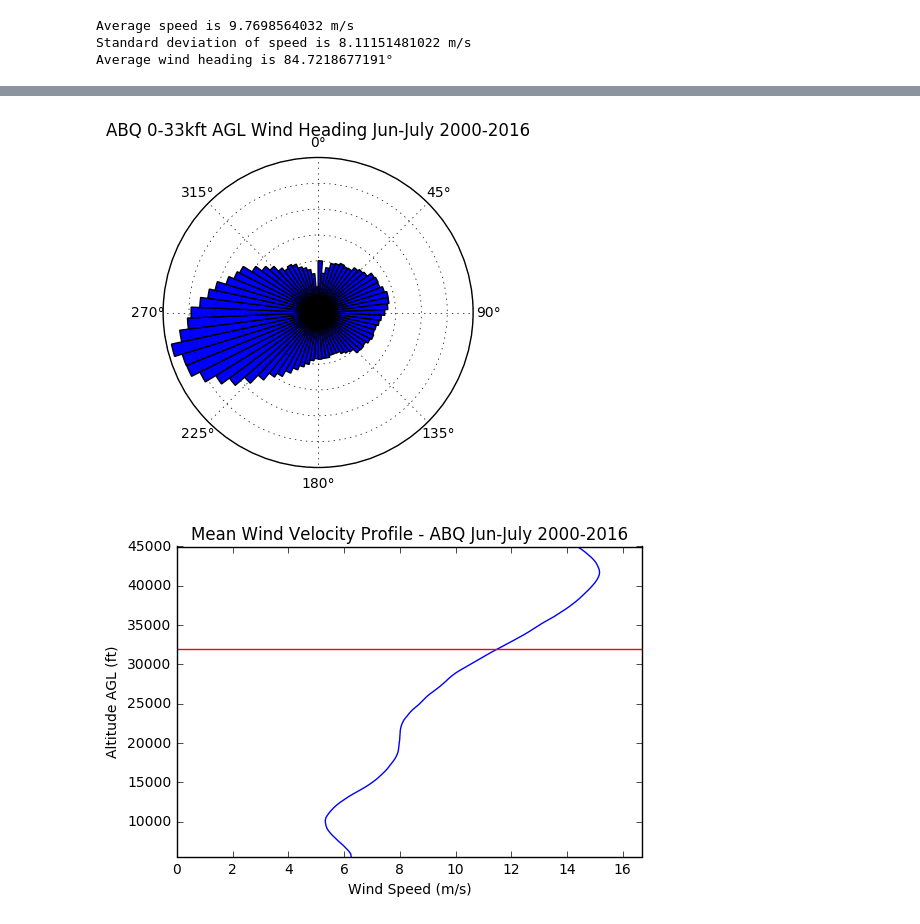
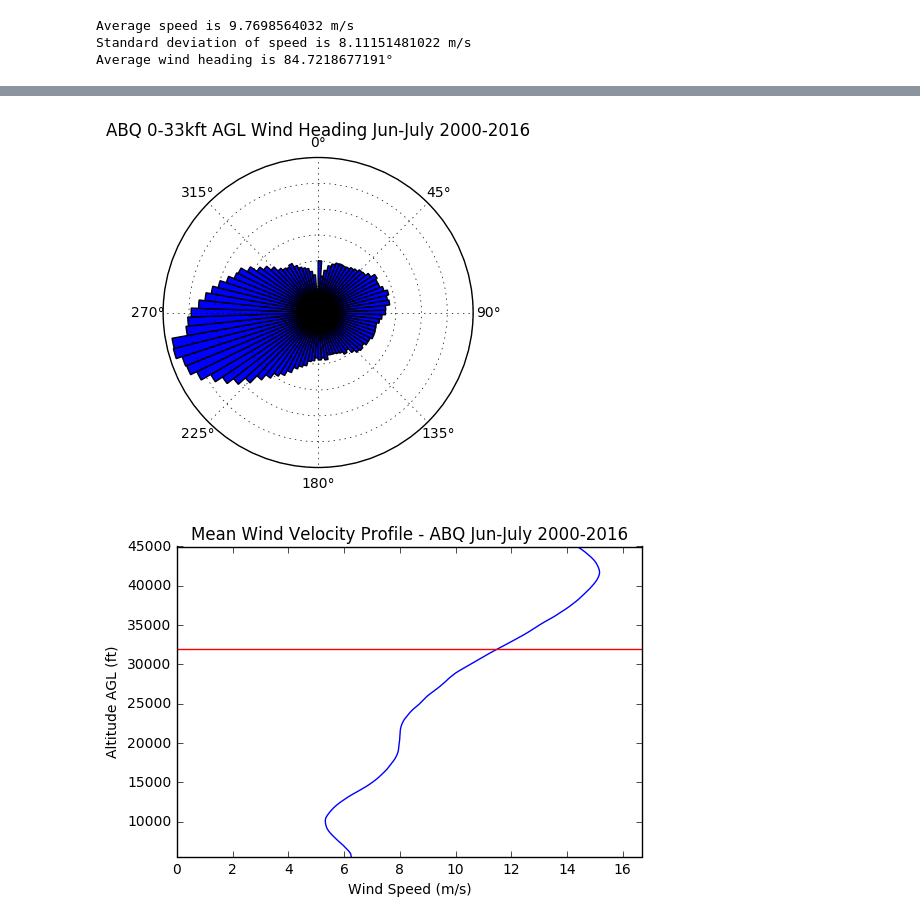
Before and after one commit to stanford-ssi/rockets-irec, a Jupyter notebook: Airframe_Design/windanalysis.ipynb, the cells around one changed output, grey strips where cells are left out. Drawn from its saved outputs; the diff is of its cells as text; code cells hidden in the pictures.

```diff
--- a/Airframe_Design/windanalysis.ipynb
+++ b/Airframe_Design/windanalysis.ipynb
@@ -184,28 +162,28 @@ plt.show()
 # %%
 max_index = int((33000*0.3048 - 1700)//100 + 1)
-prob, theta, _ = plt.hist(np.ravel(heading[:][:][:][0:max_index]), bins='auto', normed=True)
+prob, theta, _ = plt.hist(np.ravel(heading[:][:][:][0:max_index]), bins=90, normed=True)
 #plt.title('ABQ 0-33kft AGL Wind Heading Jun-July 2000-2016')
 #plt.xlabel('Wind Heading (°)')
 #plt.ylabel('Probability')
 #plt.xlim(0,360)
 #plt.ylim(0,0.02)
 #plt.show()
 
 theta = np.deg2rad(theta[:-1])
 prob[0] = 0.002
 max_height = 0.01
 
 width = (2*np.pi) / len(theta)
 ax = plt.subplot(111, polar=True)
 bars = ax.bar(theta, prob, width=width)
 ax.set_theta_zero_location("N")
 ax.set_theta_direction(-1)
 ax.axes.get_yaxis().set_ticklabels([])
 ax.set_title('ABQ 0-33kft AGL Wind Heading Jun-July 2000-2016')
 
 plt.show()
 # %% [output]
-[figure, old version]
+[figure, new version]
 # %%
 avg_speed_profile = speed.mean(axis=(0,1,2))
 avg_speed_stddev_profile = speed.std(axis=(0,1,2))
```
Also changed, not shown: parts of 5 cells of this notebook.
